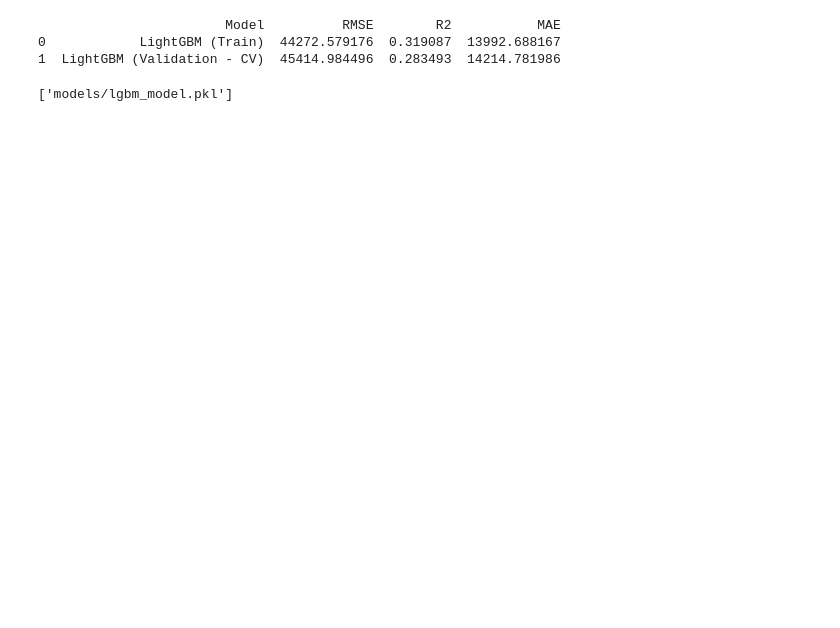
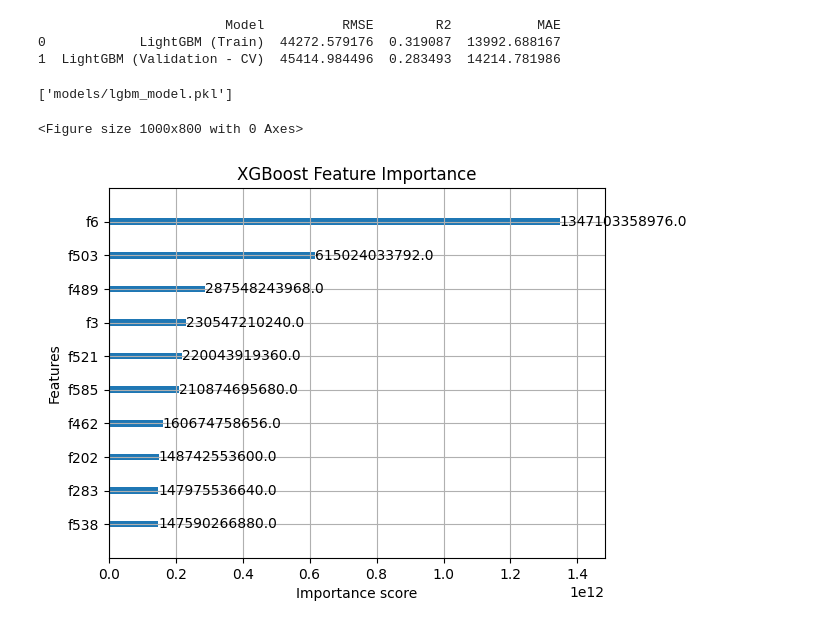
Before and after one commit to brienpike/STA160_Final_Project, a Jupyter notebook: Modeling.ipynb, the cells around one changed output. Saved outputs shown, nothing was run; the diff lists cells and outputs as text; code cells hidden in the pictures; blank space fills up the shorter version.

Commit message:
Minor changes to modelling and add report

```diff
--- a/Modeling.ipynb
+++ b/Modeling.ipynb
@@ -168,3 +168,6 @@ joblib.dump(best_params, 'models/rf_best_params.pkl')
 # %% [output]
 Fitting 5 folds for each of 24 candidates, totalling 120 fits
 ['models/rf_best_params.pkl']
+# %%
+rf_best_params = joblib.load('models/rf_best_params.pkl')
+rf_best_params
@@ -266,3 +274,6 @@ joblib.dump(best_params, 'models/gbm_best_params.pkl')
 # %% [output]
 Fitting 5 folds for each of 36 candidates, totalling 180 fits
 ['models/gbm_best_params.pkl']
+# %%
+gbm_best_params = joblib.load('models/gbm_best_params.pkl')
+gbm_best_params
@@ -567,3 +584,6 @@ joblib.dump(best_params, 'models/xgbR_best_params.pkl')
 # %% [output]
 Fitting 5 folds for each of 1296 candidates, totalling 6480 fits
 ['models/xgbR_best_params.pkl']
+# %%
+xgbR_best_params = joblib.load('models/xgbR_best_params.pkl')
+xgbR_best_params
@@ -691,3 +720,6 @@ joblib.dump(best_params, 'models/lgbm_best_params_optuna.pkl')
 [I 2025-06-06 02:49:23,381] Trial 99 finished with value: 45484.54448002346 and parameters: {'n_estimators': 200, 'learning_rate': 0.047039830889843356, 'max_depth': 3, 'num_leaves': 40, 'min_child_sa ...
 Best hyperparameters: {'n_estimators': 200, 'learning_rate': 0.034954958253914745, 'max_depth': 3, 'num_leaves': 36, 'min_child_samples': 10, 'reg_alpha': 0.5178410567578727, 'reg_lambda': 9.493530719 ...
 ['models/lgbm_best_params_optuna.pkl']
+# %%
+lgbm_best_params_optuna = joblib.load('models/lgbm_best_params_optuna.pkl')
+lgbm_best_params_optuna
@@ -745,3 +786,24 @@ joblib.dump(lgbm, 'models/lgbm_model.pkl')
 0            LightGBM (Train)  44272.579176  0.319087  13992.688167
 1  LightGBM (Validation - CV)  45414.984496  0.283493  14214.781986
 ['models/lgbm_model.pkl']
+# %%
+import joblib
+import xgboost as xgb
+import matplotlib.pyplot as plt
+
+# Load the trained XGBoost model from file
+xgb_model_loaded = joblib.load('models/xgbR_trained_model.pkl')
+
+# Option to choose the importance type (e.g., 'gain', 'weight', or 'cover')
+importance_type = 'gain'
+
+# Create a figure for the plot
+plt.figure(figsize=(10, 8))
+
+# Plot the feature importance
+xgb.plot_importance(xgb_model_loaded, importance_type=importance_type, max_num_features=10)
+plt.title("XGBoost Feature Importance")
+plt.show()
+# %% [output]
+<Figure size 1000x800 with 0 Axes>
+[figure, added]
```
Also changed, not shown: parts of 6 cells of this notebook, 3 other files.
